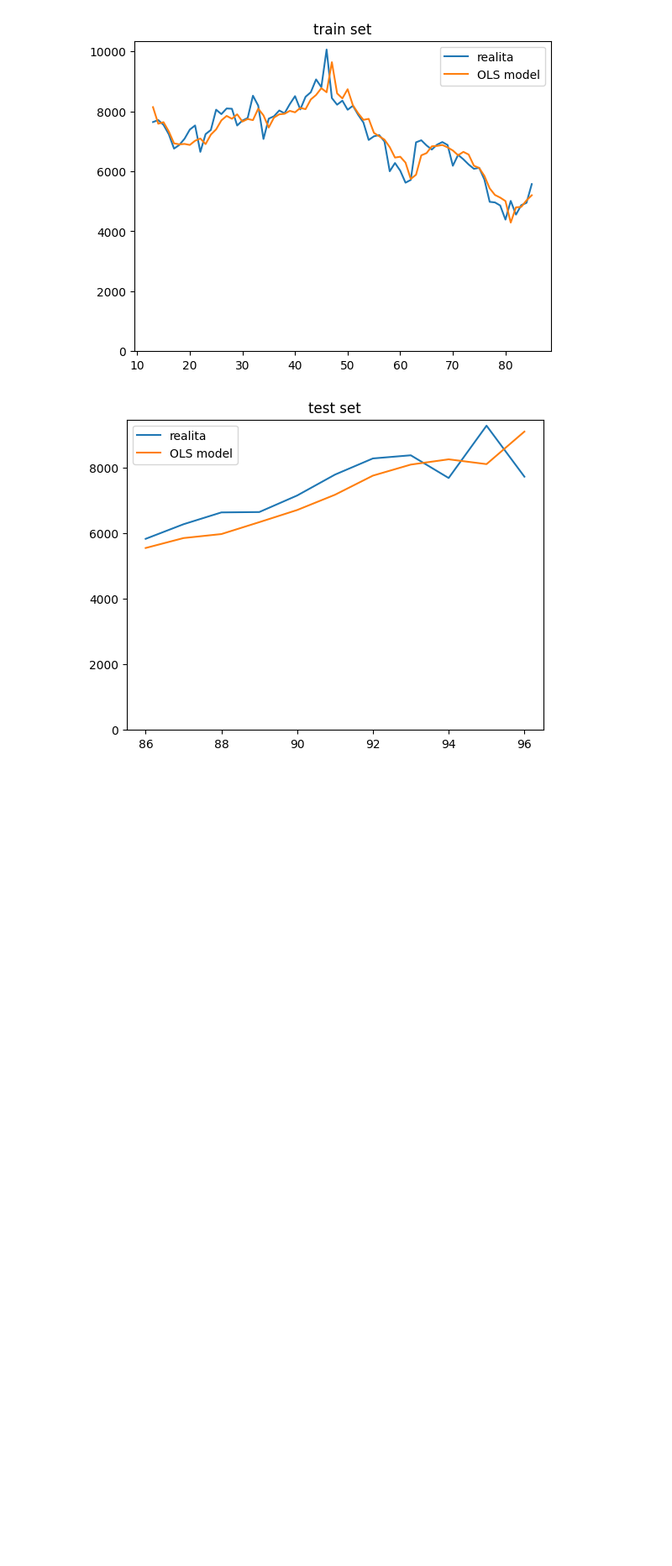
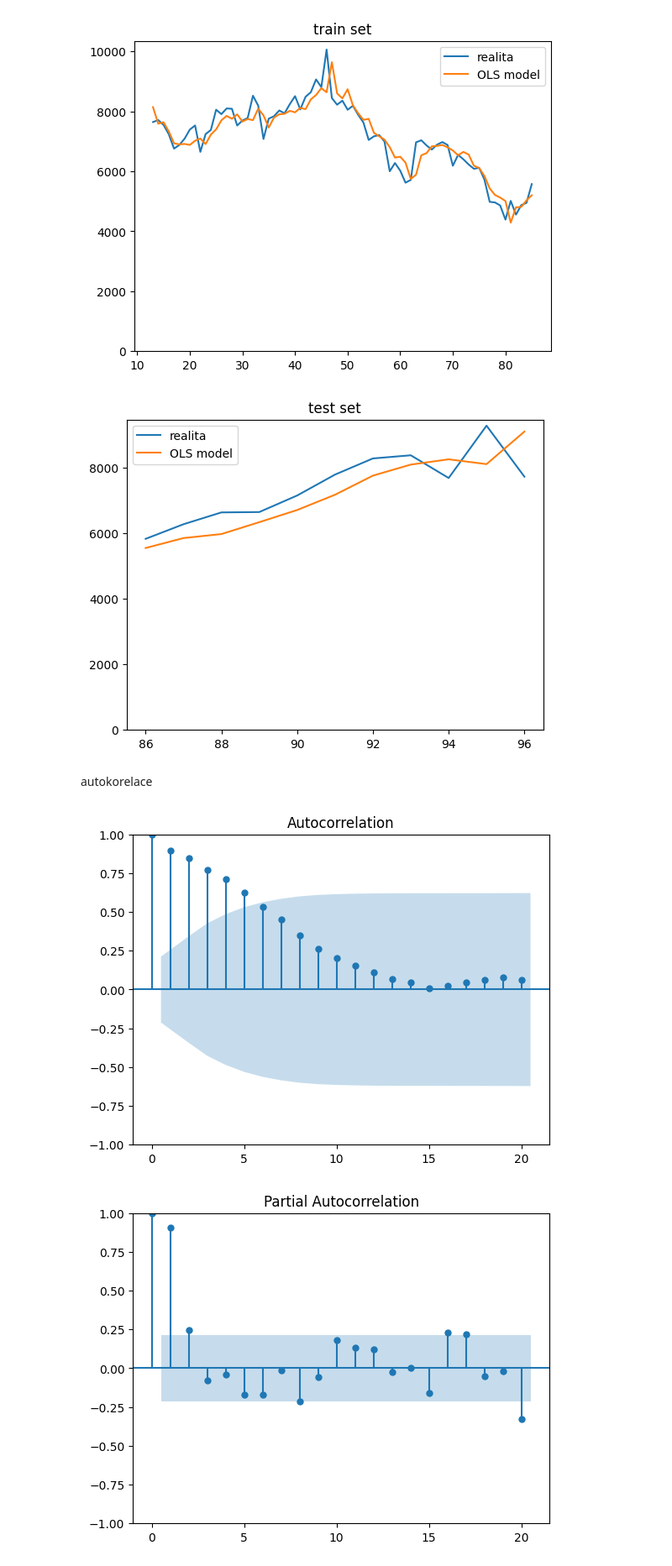
Before and after one commit to HonzaHalik/predikce-nabidky, a Jupyter notebook: modely.ipynb, the cells around one changed output. Shown at 84% size. Cells and saved outputs as stored; diff of their text form; code cells hidden in the pictures; blank space fills up the shorter version.

```diff
--- a/modely.ipynb
+++ b/modely.ipynb
@@ -233,3 +230,14 @@ plt.show()
 # %% [output]
 [figure]
 [figure]
+# %% [markdown]
+autokorelace
+# %%
+from statsmodels.graphics.tsaplots import plot_acf, plot_pacf
+plot_acf(df_deseasoned['aktivni'])
+plt.show()
+plot_pacf(df_deseasoned['aktivni'])
+plt.show()
+# %% [output]
+[figure, added]
+[figure, added]
```
Also changed, not shown: parts of 2 cells of this notebook.
